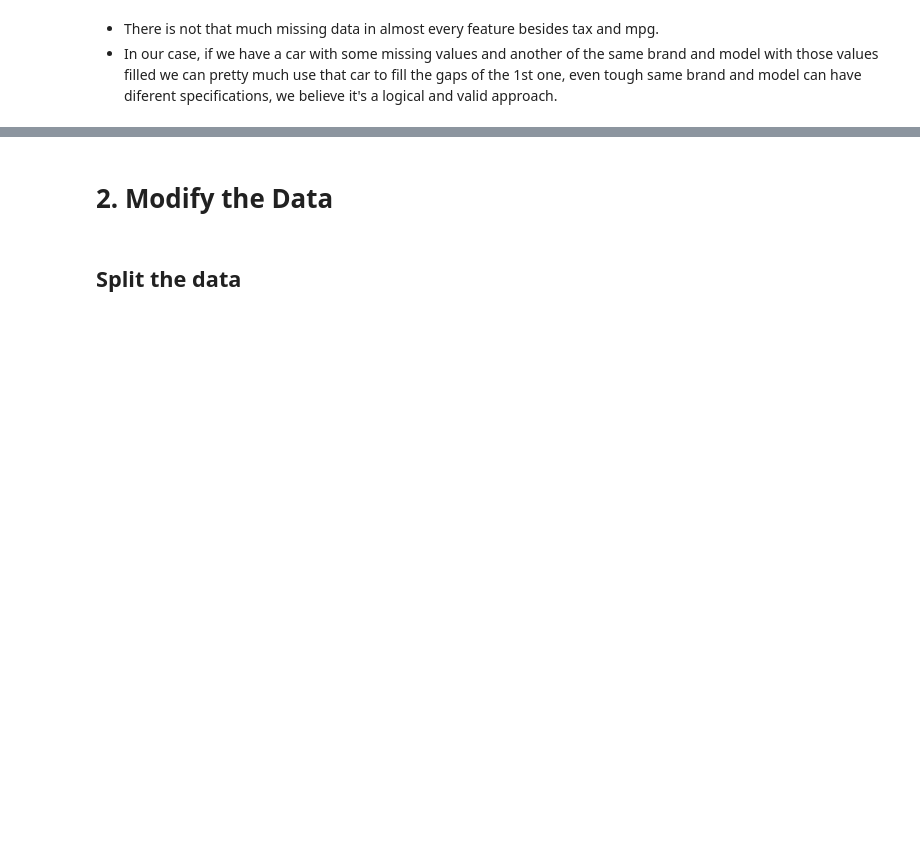
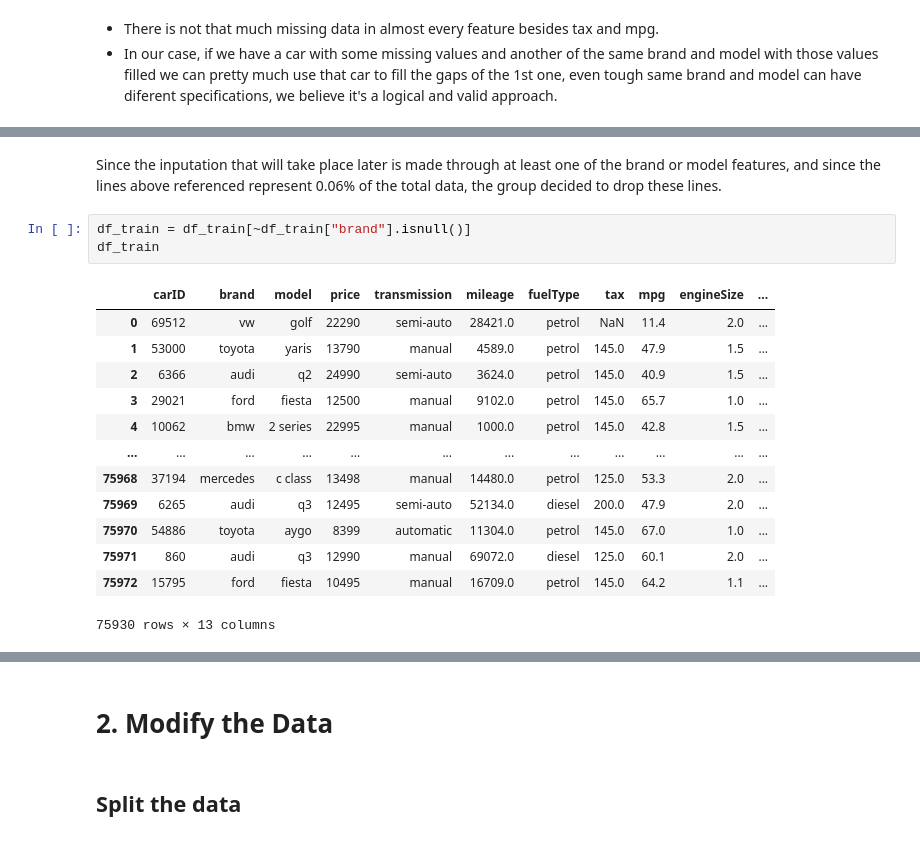
Before and after one commit to miguelrebelo291/Expediting-Car-Evaluations-with-ML, a Jupyter notebook: notebooks/model.ipynb, the cells around one changed output, grey strips where cells are left out. Cells and saved outputs as stored; diff of their text form; blank space fills up the shorter version.

```diff
--- a/notebooks/model.ipynb
+++ b/notebooks/model.ipynb
@@ -116,3 +115,22 @@ df_train[df_train["brand"].isnull()]
+# %% [markdown]
+Since the inputation that will take place later is made through at least one of the brand or model features, and since the lines above referenced represent 0.06% of the total data, the group decided to drop these lines.
+# %%
+df_train = df_train[~df_train["brand"].isnull()]
+df_train
+# %% [output]
+|  | carID | brand | model | price | transmission | mileage | fuelType | tax | mpg | engineSize | ... |
+| 0 | 69512 | vw | golf | 22290 | semi-auto | 28421.0 | petrol | NaN | 11.4 | 2.0 | ... |
+| 1 | 53000 | toyota | yaris | 13790 | manual | 4589.0 | petrol | 145.0 | 47.9 | 1.5 | ... |
+| 2 | 6366 | audi | q2 | 24990 | semi-auto | 3624.0 | petrol | 145.0 | 40.9 | 1.5 | ... |
+| 3 | 29021 | ford | fiesta | 12500 | manual | 9102.0 | petrol | 145.0 | 65.7 | 1.0 | ... |
+| 4 | 10062 | bmw | 2 series | 22995 | manual | 1000.0 | petrol | 145.0 | 42.8 | 1.5 | ... |
+| ... | ... | ... | ... | ... | ... | ... | ... | ... | ... | ... | ... |
+| 75968 | 37194 | mercedes | c class | 13498 | manual | 14480.0 | petrol | 125.0 | 53.3 | 2.0 | ... |
+| 75969 | 6265 | audi | q3 | 12495 | semi-auto | 52134.0 | diesel | 200.0 | 47.9 | 2.0 | ... |
+| 75970 | 54886 | toyota | aygo | 8399 | automatic | 11304.0 | petrol | 145.0 | 67.0 | 1.0 | ... |
+| 75971 | 860 | audi | q3 | 12990 | manual | 69072.0 | diesel | 125.0 | 60.1 | 2.0 | ... |
+| 75972 | 15795 | ford | fiesta | 10495 | manual | 16709.0 | petrol | 145.0 | 64.2 | 1.1 | ... |
+75930 rows × 13 columns
 # %%
 numeric_cols = df_train.select_dtypes(include=['int64', 'Int64', 'float64']).columns
 
```
Also changed, not shown: parts of 17 cells of this notebook, 2 other files.
